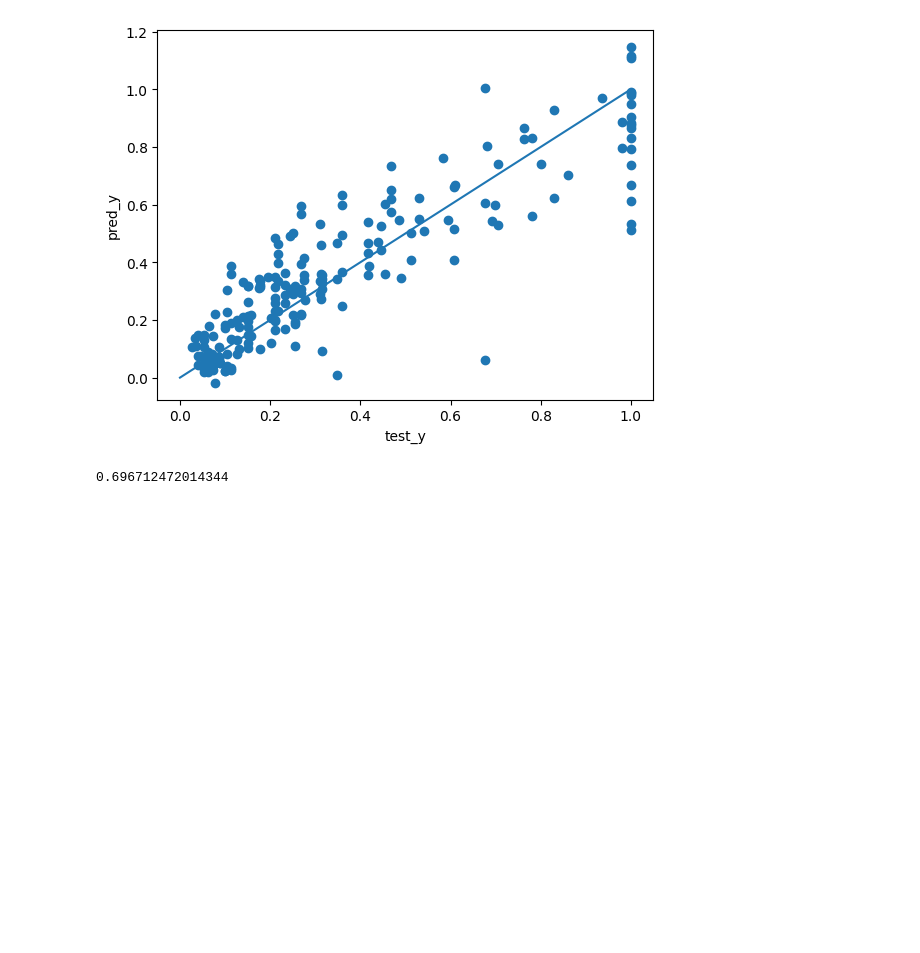
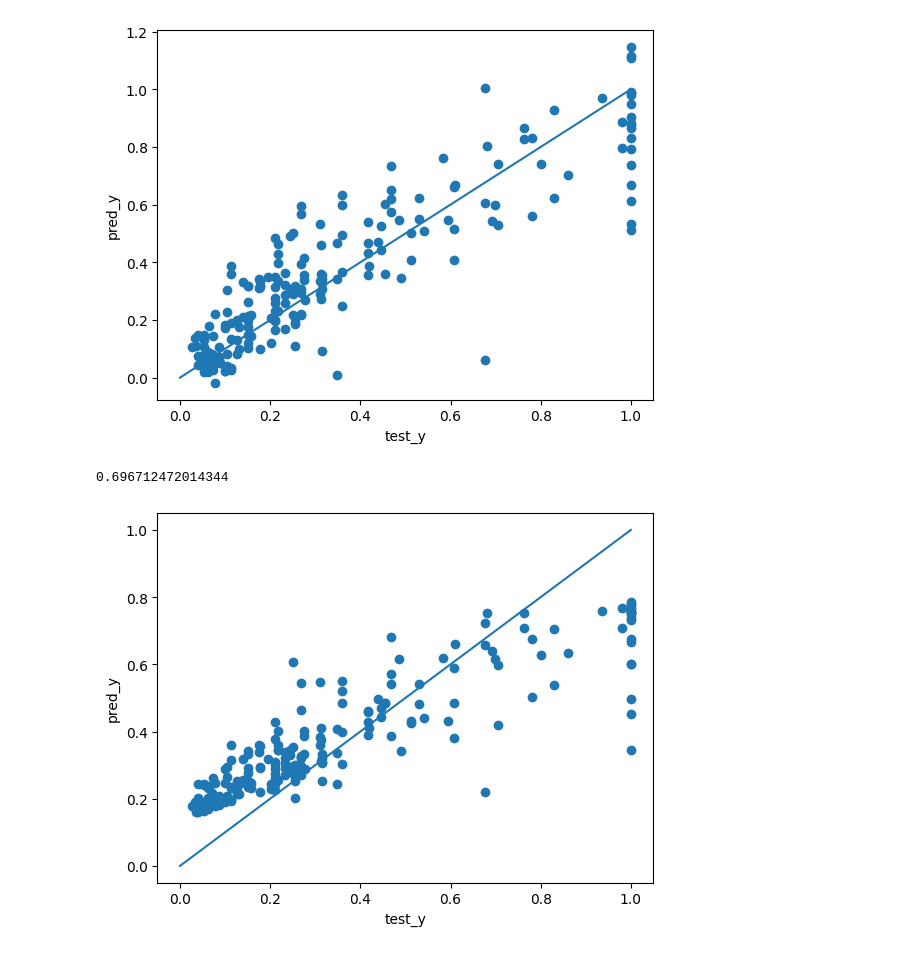
Before and after one commit to tishii2479/ahc030, a Jupyter notebook: notebooks/f.ipynb, the cells around one changed output. Saved outputs shown, nothing was run; the diff lists cells and outputs as text; code cells hidden in the pictures; blank space fills up the shorter version.

```diff
--- a/notebooks/f.ipynb
+++ b/notebooks/f.ipynb
@@ -148,3 +148,10 @@ pred_y = model.predict(test_x, num_iteration=model.best_iteration)
 print(r2_score(test_y, pred_y))
 # %% [output]
 0.696712472014344
+# %%
+plt.scatter(test_y, pred_y)
+plt.xlabel("test_y")
+plt.ylabel("pred_y")
+_ = plt.plot([0, 1], [0, 1])
+# %% [output]
+[figure, added]
```
Also changed, not shown: 6 other files.
